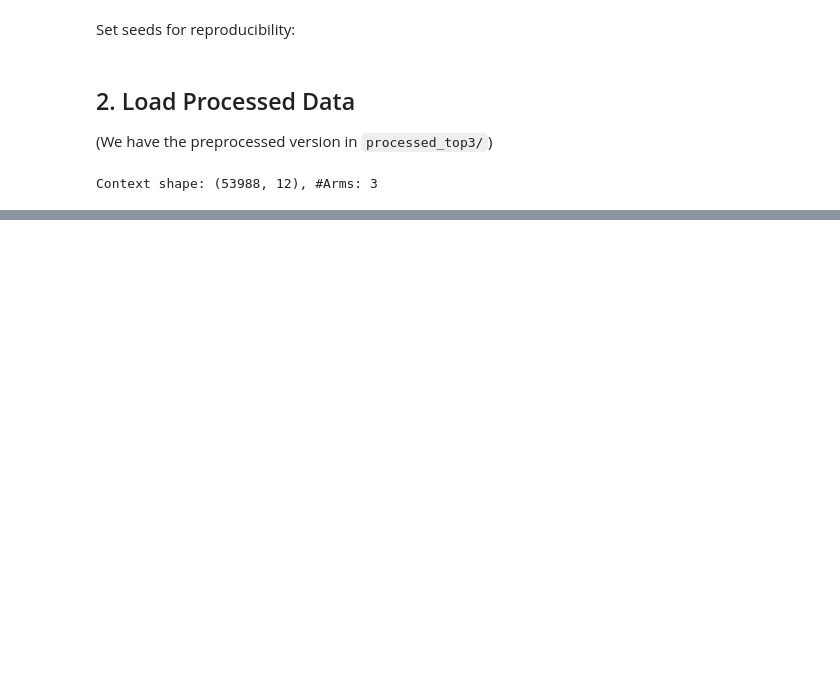
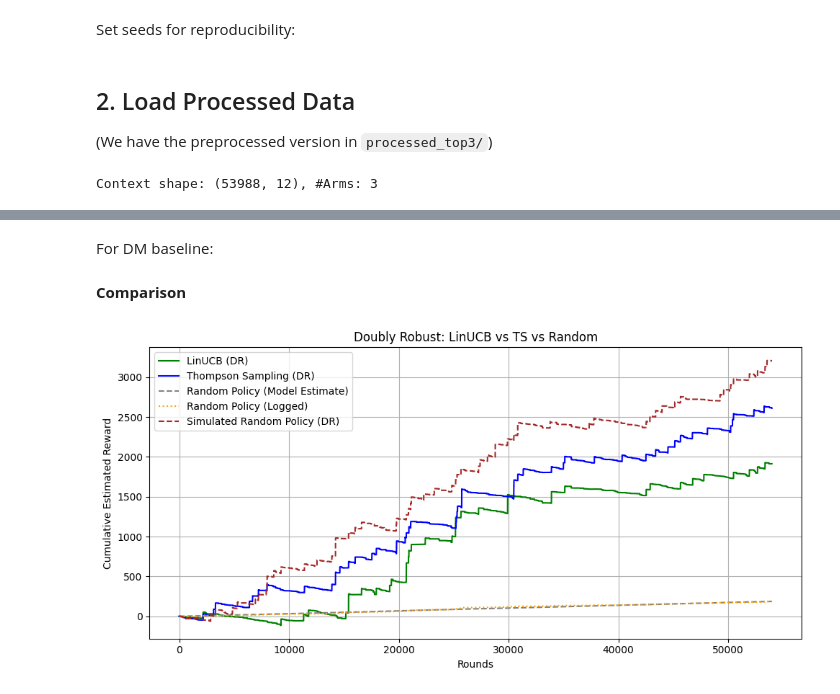
Before and after one commit to otausendschoen/contextual-bandit-benchmark, a Jupyter notebook: 04_ts_comparison.ipynb, the cells around one changed output, grey strips where cells are left out. Saved outputs shown, nothing was run; the diff lists cells and outputs as text; code cells hidden in the pictures; blank space fills up the shorter version.

```diff
--- a/04_ts_comparison.ipynb
+++ b/04_ts_comparison.ipynb
@@ -65,0 +132,2 @@ Context shape: (53988, 12), #Arms: 3
+# %%
+ts_results = ts_linear_all(X_context, actions, rewards, alpha=1.0)
@@ -65,0 +157,6 @@ Context shape: (53988, 12), #Arms: 3
+# %%
+matches_ts = a_ts == actions
+correction_ts = np.zeros_like(rewards)
+correction_ts[matches_ts] = (rewards[matches_ts] - r_hat_ts[matches_ts]) / pscores[matches_ts]
+dr_estimates_ts = r_hat_ts + correction_ts
+cumulative_dr_ts = np.cumsum(dr_estimates_ts)
@@ -65,0 +176,41 @@ Context shape: (53988, 12), #Arms: 3
+# %% [markdown]
+For DM baseline:
+# %%
+a_logged_1hot = action_onehot.transform(a_logged.reshape(-1, 1))
+X_dm = np.hstack([X_context, a_logged_1hot])
+r_hat_dm = reward_model.predict(X_dm)
+cumulative_dm_random = np.cumsum(r_hat_dm)
+# %%
+# Simulate a new random policy
+np.random.seed(123)
+random_actions = np.random.randint(0, n_arms, size=len(X_context))
+
+# Predict rewards for the random policy
+random_actions_1hot = action_onehot.transform(random_actions.reshape(-1, 1))
+X_random = np.hstack([X_context, random_actions_1hot])
+r_hat_random_eval = reward_model.predict(X_random)
+
+# DR correction
+matches_random = random_actions == a_logged
+correction_random = np.zeros_like(r_logged)
+correction_random[matches_random] = (r_logged[matches_random] - r_hat_random_eval[matches_random]) / pscores[matches_random]
+dr_random_eval = r_hat_random_eval + correction_random
+cumulative_random_eval = np.cumsum(dr_random_eval)
+# %% [markdown]
+**Comparison**
+# %%
+plt.figure(figsize=(10, 5))
+plt.plot(cumulative_dr, label="LinUCB (DR)", color="green")
+plt.plot(cumulative_dr_ts, label="Thompson Sampling (DR)", color="blue")
+plt.plot(cumulative_dm_random, label="Random Policy (Model Estimate)", linestyle="--", color="gray")
+plt.plot(np.cumsum(rewards), label="Random Policy (Logged)", linestyle=":", color="orange")
+plt.plot(cumulative_random_eval, label="Simulated Random Policy (DR)", linestyle="--", color="brown")
+plt.title("Doubly Robust: LinUCB vs TS vs Random")
+plt.xlabel("Rounds")
+plt.ylabel("Cumulative Estimated Reward")
+plt.grid(True)
+plt.legend()
+plt.tight_layout()
+plt.show()
+# %% [output]
+[figure, added]
```
Also changed, not shown: parts of 13 cells of this notebook, 2 other files.
